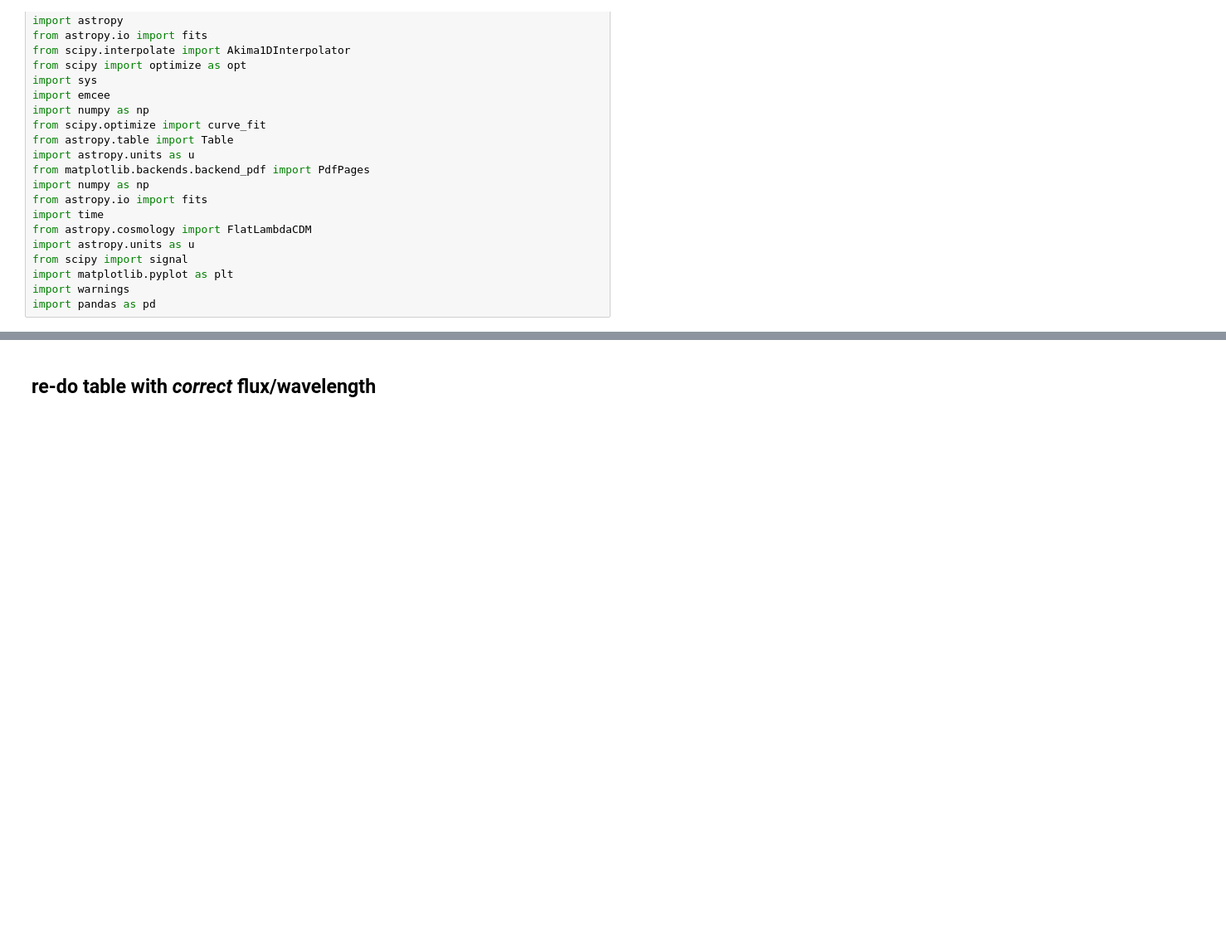
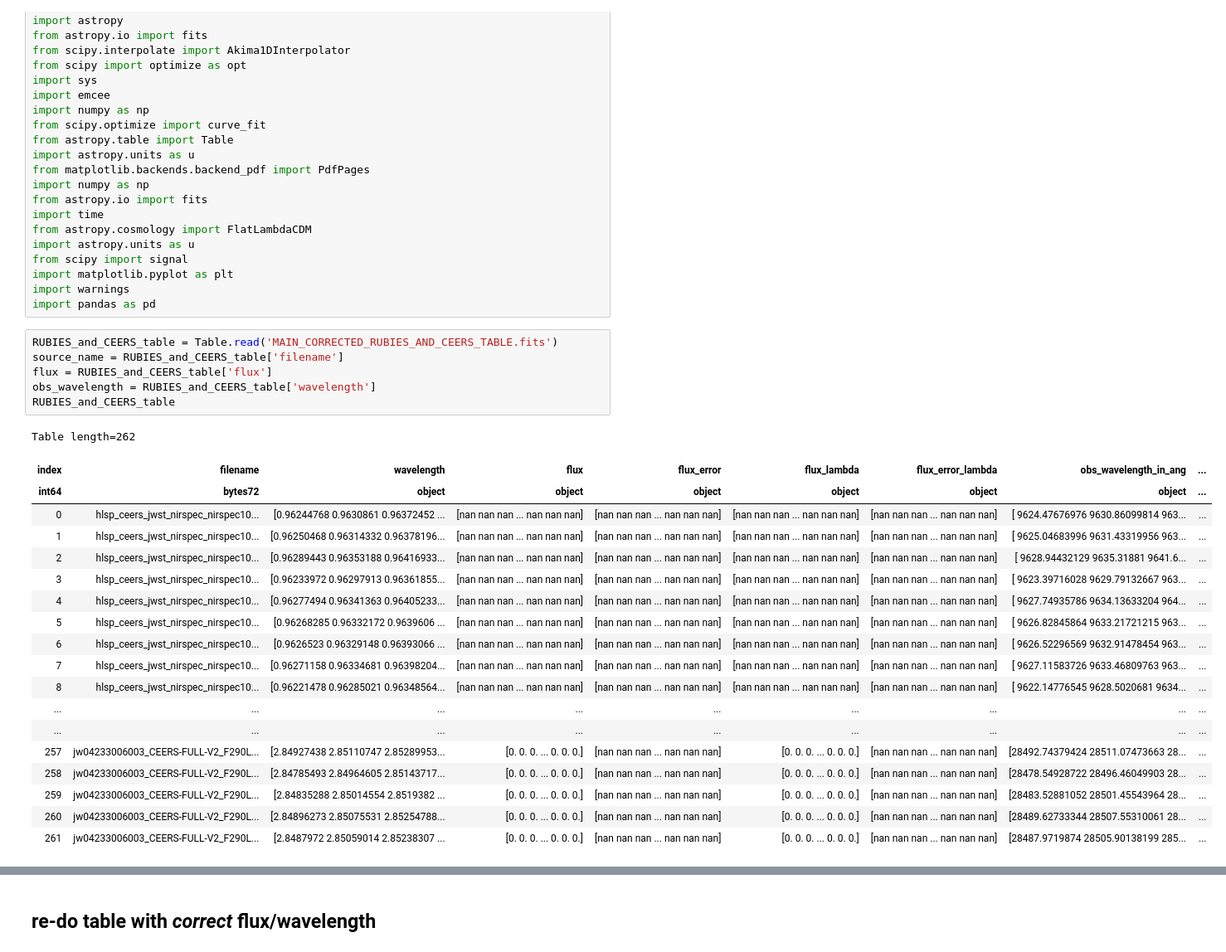
Before and after one commit to lipikachatur/VIP, a Jupyter notebook: (6) star formation rate.ipynb, the cells around one changed output, grey strips where cells are left out. Shown at 83% size. Drawn from its saved outputs; the diff is of its cells as text; blank space fills up the shorter version.

```diff
--- a/(6) star formation rate.ipynb
+++ b/(6) star formation rate.ipynb
@@ -27,4 +27,30 @@ from scipy import signal
 import matplotlib.pyplot as plt
 import warnings
 import pandas as pd
+# %%
+RUBIES_and_CEERS_table = Table.read('MAIN_CORRECTED_RUBIES_AND_CEERS_TABLE.fits')
+source_name = RUBIES_and_CEERS_table['filename']
+flux = RUBIES_and_CEERS_table['flux']
+obs_wavelength = RUBIES_and_CEERS_table['wavelength']
+RUBIES_and_CEERS_table
+# %% [output]
+Table length=262
+| index | filename | wavelength | flux | flux_error | flux_lambda | flux_error_lambda | obs_wavelength_in_ang | ... |
+| int64 | bytes72 | object | object | object | object | object | object | ... |
+| 0 | hlsp_ceers_jwst_nirspec_nirspec10... | [0.96244768 0.9630861 0.96372452 ... | [nan nan nan ... nan nan nan] | [nan nan nan ... nan nan nan] | [nan nan nan ... nan nan nan] | [nan nan nan ... nan nan nan] | [ 9624.47676976 9630.86099814 963... | ... |
+| 1 | hlsp_ceers_jwst_nirspec_nirspec10... | [0.96250468 0.96314332 0.96378196... | [nan nan nan ... nan nan nan] | [nan nan nan ... nan nan nan] | [nan nan nan ... nan nan nan] | [nan nan nan ... nan nan nan] | [ 9625.04683996 9631.43319956 963... | ... |
+| 2 | hlsp_ceers_jwst_nirspec_nirspec10... | [0.96289443 0.96353188 0.96416933... | [nan nan nan ... nan nan nan] | [nan nan nan ... nan nan nan] | [nan nan nan ... nan nan nan] | [nan nan nan ... nan nan nan] | [ 9628.94432129 9635.31881 9641.6... | ... |
+| 3 | hlsp_ceers_jwst_nirspec_nirspec10... | [0.96233972 0.96297913 0.96361855... | [nan nan nan ... nan nan nan] | [nan nan nan ... nan nan nan] | [nan nan nan ... nan nan nan] | [nan nan nan ... nan nan nan] | [ 9623.39716028 9629.79132667 963... | ... |
+| 4 | hlsp_ceers_jwst_nirspec_nirspec10... | [0.96277494 0.96341363 0.96405233... | [nan nan nan ... nan nan nan] | [nan nan nan ... nan nan nan] | [nan nan nan ... nan nan nan] | [nan nan nan ... nan nan nan] | [ 9627.74935786 9634.13633204 964... | ... |
+| 5 | hlsp_ceers_jwst_nirspec_nirspec10... | [0.96268285 0.96332172 0.9639606 ... | [nan nan nan ... nan nan nan] | [nan nan nan ... nan nan nan] | [nan nan nan ... nan nan nan] | [nan nan nan ... nan nan nan] | [ 9626.82845864 9633.21721215 963... | ... |
+| 6 | hlsp_ceers_jwst_nirspec_nirspec10... | [0.9626523 0.96329148 0.96393066 ... | [nan nan nan ... nan nan nan] | [nan nan nan ... nan nan nan] | [nan nan nan ... nan nan nan] | [nan nan nan ... nan nan nan] | [ 9626.52296569 9632.91478454 963... | ... |
+| 7 | hlsp_ceers_jwst_nirspec_nirspec10... | [0.96271158 0.96334681 0.96398204... | [nan nan nan ... nan nan nan] | [nan nan nan ... nan nan nan] | [nan nan nan ... nan nan nan] | [nan nan nan ... nan nan nan] | [ 9627.11583726 9633.46809763 963... | ... |
+| 8 | hlsp_ceers_jwst_nirspec_nirspec10... | [0.96221478 0.96285021 0.96348564... | [nan nan nan ... nan nan nan] | [nan nan nan ... nan nan nan] | [nan nan nan ... nan nan nan] | [nan nan nan ... nan nan nan] | [ 9622.14776545 9628.5020681 9634... | ... |
+| ... | ... | ... | ... | ... | ... | ... | ... | ... |
+| ... | ... | ... | ... | ... | ... | ... | ... | ... |
+| 257 | jw04233006003_CEERS-FULL-V2_F290L... | [2.84927438 2.85110747 2.85289953... | [0. 0. 0. ... 0. 0. 0.] | [nan nan nan ... nan nan nan] | [0. 0. 0. ... 0. 0. 0.] | [nan nan nan ... nan nan nan] | [28492.74379424 28511.07473663 28... | ... |
+| 258 | jw04233006003_CEERS-FULL-V2_F290L... | [2.84785493 2.84964605 2.85143717... | [0. 0. 0. ... 0. 0. 0.] | [nan nan nan ... nan nan nan] | [0. 0. 0. ... 0. 0. 0.] | [nan nan nan ... nan nan nan] | [28478.54928722 28496.46049903 28... | ... |
+| 259 | jw04233006003_CEERS-FULL-V2_F290L... | [2.84835288 2.85014554 2.8519382 ... | [0. 0. 0. ... 0. 0. 0.] | [nan nan nan ... nan nan nan] | [0. 0. 0. ... 0. 0. 0.] | [nan nan nan ... nan nan nan] | [28483.52881052 28501.45543964 28... | ... |
+| 260 | jw04233006003_CEERS-FULL-V2_F290L... | [2.84896273 2.85075531 2.85254788... | [0. 0. 0. ... 0. 0. 0.] | [nan nan nan ... nan nan nan] | [0. 0. 0. ... 0. 0. 0.] | [nan nan nan ... nan nan nan] | [28489.62733344 28507.55310061 28... | ... |
+| 261 | jw04233006003_CEERS-FULL-V2_F290L... | [2.8487972 2.85059014 2.85238307 ... | [0. 0. 0. ... 0. 0. 0.] | [nan nan nan ... nan nan nan] | [0. 0. 0. ... 0. 0. 0.] | [nan nan nan ... nan nan nan] | [28487.9719874 28505.90138199 285... | ... |
 # %%
```
Also changed, not shown: parts of 7 cells of this notebook, 2 other files.
